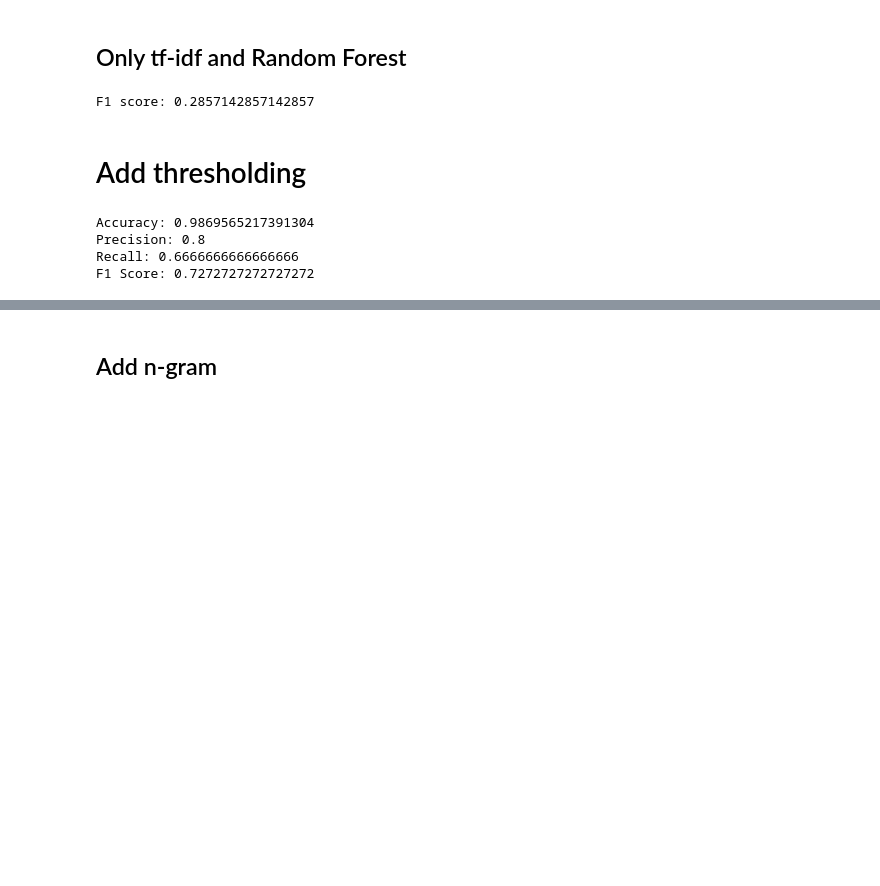
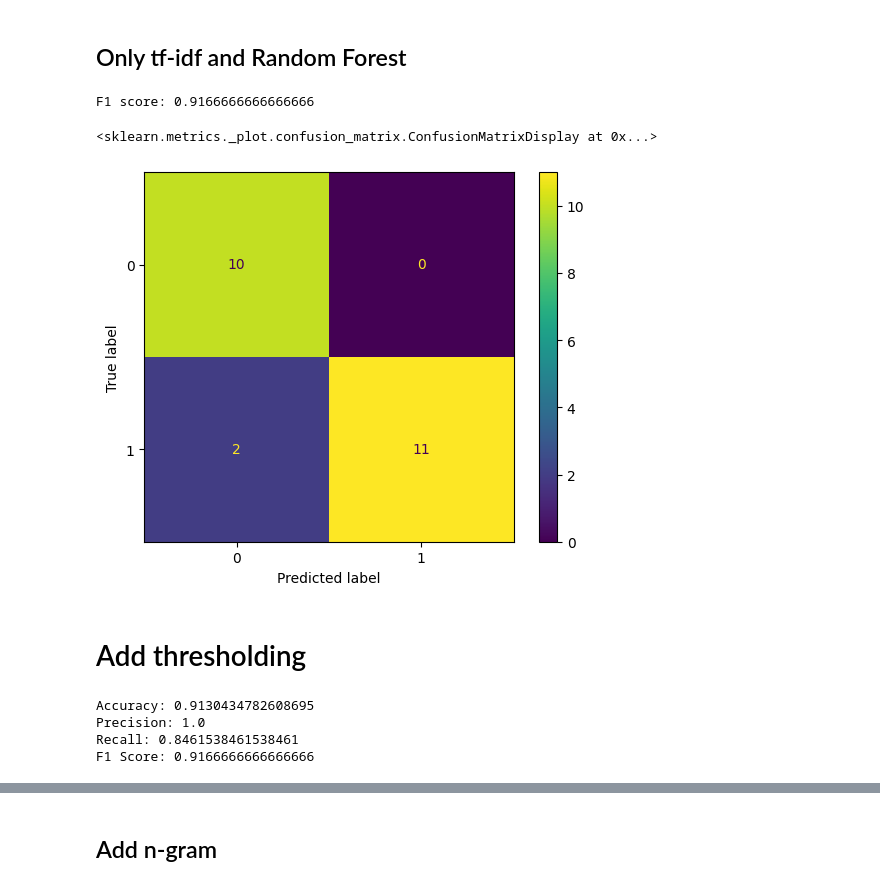
Before and after one commit to prabina-p/AutoScore, a Jupyter notebook: ML-Playground/rf_model.ipynb, the cells around one changed output, grey strips where cells are left out. Drawn from its saved outputs; the diff is of its cells as text; code cells hidden in the pictures; blank space fills up the shorter version.

```diff
--- a/ML-Playground/rf_model.ipynb
+++ b/ML-Playground/rf_model.ipynb
@@ -84,0 +92,7 @@ query_response = cleaning(query_response_OG)
+# %%
+class_0 = df[df['correct'] == 0]
+class_1 = df[df['correct'] == 1]
+
+class_0_undersampled = class_0.sample(n=len(class_1), random_state=42)
+new_df = pd.concat([class_0_undersampled, class_1])
+df = new_df.sample(frac=1, random_state=42).reset_index(drop=True)
@@ -93,22 +114,29 @@ pipeline = Pipeline([
     ('classifier', RandomForestClassifier())
 ])
 
-X_train, X_test, y_train, y_test = train_test_split(df['student_answer'], df['correct'], test_size=0.2, random_state=42)
+X_train, X_test, y_train, y_test = train_test_split(df['student_answer'], df['correct'], test_size=0.2)
 
 pipeline.fit(X_train, y_train)
 
 y_pred = pipeline.predict(X_test)
 
-accuracy = f1_score(y_test, y_pred)
-print("F1 score:", accuracy)
+f1_score = f1_score(y_test, y_pred)
+print("F1 score:", f1_score)
 # %% [output]
-F1 score: 0.2857142857142857
+F1 score: 0.9166666666666666
+# %%
+conf = confusion_matrix(y_test, y_pred)
+dis = ConfusionMatrixDisplay(confusion_matrix=conf)
+dis.plot()
+# %% [output]
+<sklearn.metrics._plot.confusion_matrix.ConfusionMatrixDisplay at 0x...>
+[figure, added]
 # %% [markdown]
 # Add thresholding
 # %%
 y_proba = pipeline.predict_proba(X_test)[:, 1]
 
-threshold = 0.3
+threshold = 0.5
 
 y_pred_threshold = (y_proba >= threshold).astype(int)
 
@@ -122,7 +150,7 @@ print("Precision:", precision_threshold)
 print("Recall:", recall_threshold)
 print("F1 Score:", f1_threshold)
 # %% [output]
-Accuracy: 0.9869565217391304
-Precision: 0.8
-Recall: 0.6666666666666666
-F1 Score: 0.7272727272727272
+Accuracy: 0.9130434782608695
+Precision: 1.0
+Recall: 0.8461538461538461
+F1 Score: 0.9166666666666666
```
Also changed, not shown: parts of 7 cells of this notebook, 1 other file.
